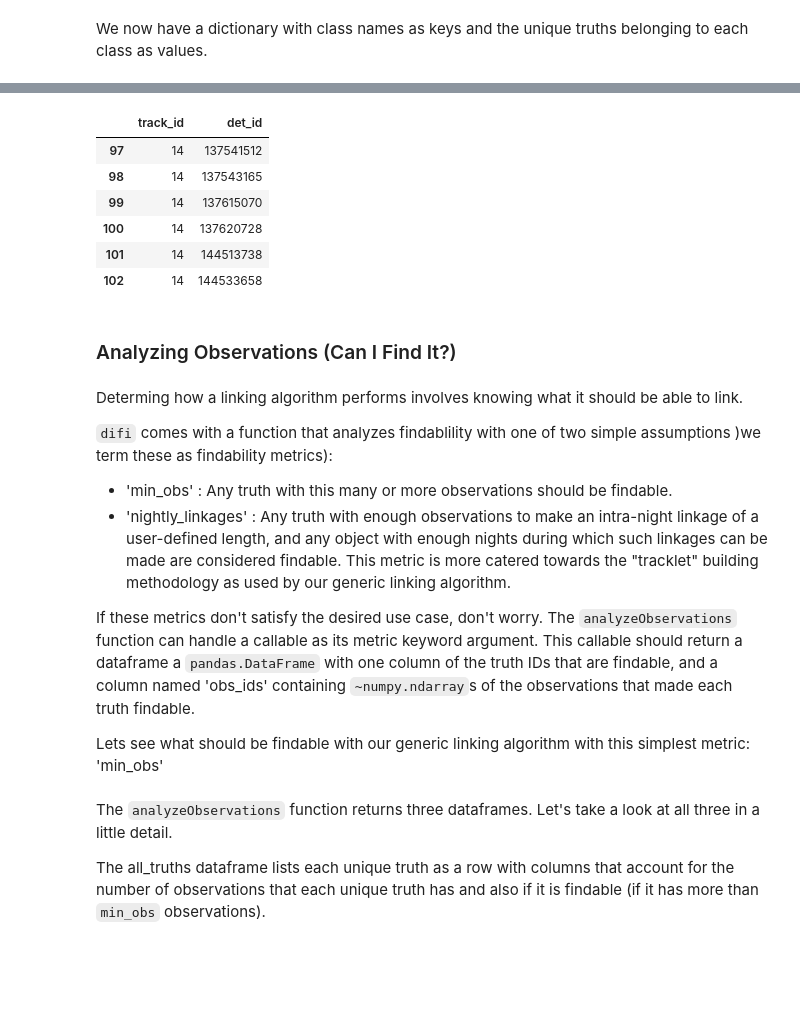
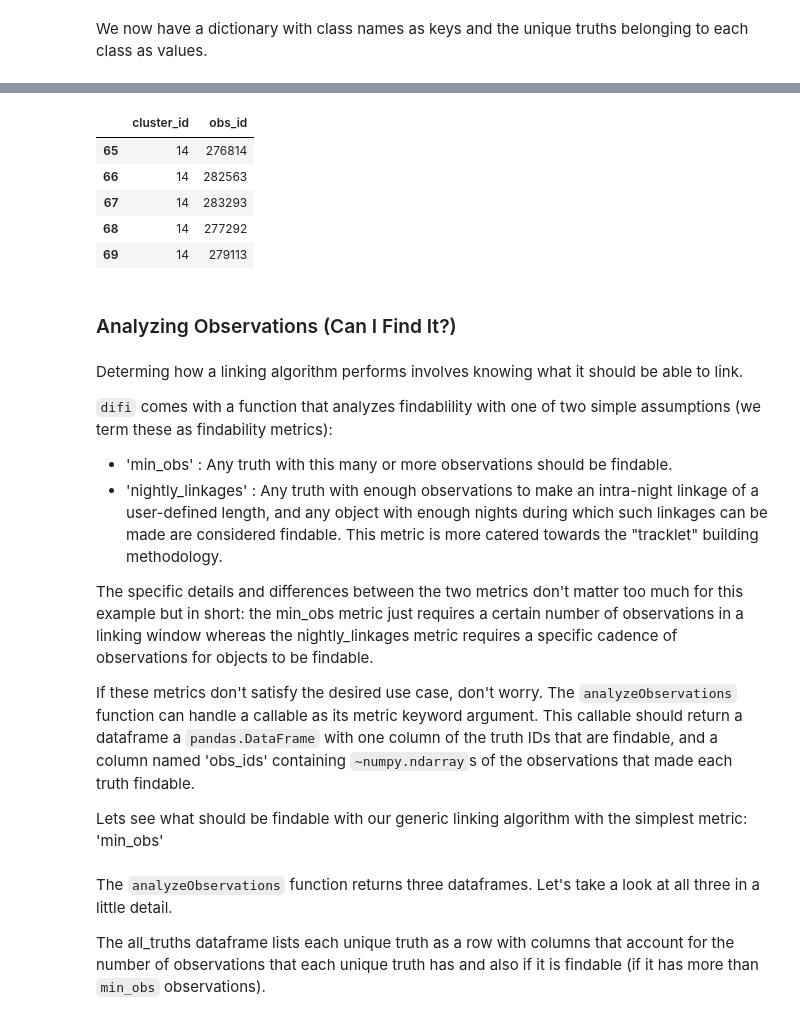
Before and after one commit to moeyensj/difi, a Jupyter notebook: examples/tutorial.ipynb, the cells around one changed output, grey strips where cells are left out. Cells and saved outputs as stored; diff of their text form; code cells hidden in the pictures; blank space fills up the shorter version.

```diff
--- a/examples/tutorial.ipynb
+++ b/examples/tutorial.ipynb
@@ -149,3 +248,13 @@ linkage_members = difi.readLinkagesByLineFile("linkages.txt",
+# %%
+linkage_members = pd.read_csv(
+    "linkage_members.txt",
+    sep=" ",
+    index_col=False,
+    dtype={
+        "cluster_id" : str,
+        "obs_id" : str,
+    },
+)
 # %%
 linkage_members
 # %% [output]
@@ -182,24 +283,25 @@ linkage_members[linkage_members["track_id"] == "4"]
 # %%
-linkage_members[linkage_members["track_id"] == "14"]
+linkage_members[linkage_members["cluster_id"] == "14"]
 # %% [output]
-|  | track_id | det_id |
-| 97 | 14 | 137541512 |
-| 98 | 14 | 137543165 |
-| 99 | 14 | 137615070 |
-| 100 | 14 | 137620728 |
-| 101 | 14 | 144513738 |
-| 102 | 14 | 144533658 |
+|  | cluster_id | obs_id |
+| 65 | 14 | 276814 |
+| 66 | 14 | 282563 |
+| 67 | 14 | 283293 |
+| 68 | 14 | 277292 |
+| 69 | 14 | 279113 |
 # %% [markdown]
 ### Analyzing Observations (Can I Find It?)
 # %% [markdown]
 Determing how a linking algorithm performs involves knowing what it should be able to link.
 
-`difi` comes with a function that analyzes findablility with one of two simple assumptions )we term these as findability metrics):
+`difi` comes with a function that analyzes findablility with one of two simple assumptions (we term these as findability metrics):
 - 'min_obs' : Any truth with this many or more observations should be findable.
-- 'nightly_linkages' : Any truth with enough observations to make an intra-night linkage of a user-defined length, and any object with enough nights during which such linkages can be made are considered findable. This metric is more catered towards the "tracklet" building methodology as used by our generic linking algorithm.
+- 'nightly_linkages' : Any truth with enough observations to make an intra-night linkage of a user-defined length, and any object with enough nights during which such linkages can be made are considered findable. This metric is more catered towards the "tracklet" building methodology.
+
+The specific details and differences between the two metrics don't matter too much for this example but in short: the min_obs metric just requires a certain number of observations in a linking window whereas the nightly_linkages metric requires a specific cadence of observations for objects to be findable.
 
 If these metrics don't satisfy the desired use case, don't worry. The `analyzeObservations` function can handle a callable as its metric keyword argument. This callable should return a dataframe a `pandas.DataFrame` with one column of the truth IDs that are findable, and a column named 'obs_ids' containing `~numpy.ndarray`s of the observations that made each truth findable.
 
-Lets see what should be findable with our generic linking algorithm with this simplest metric: 'min_obs'
+Lets see what should be findable with our generic linking algorithm with the simplest metric: 'min_obs'
 # %%
 # Any truth with 6 or more observations is considered findable
```
Also changed, not shown: parts of 71 cells of this notebook, 13 other files.
